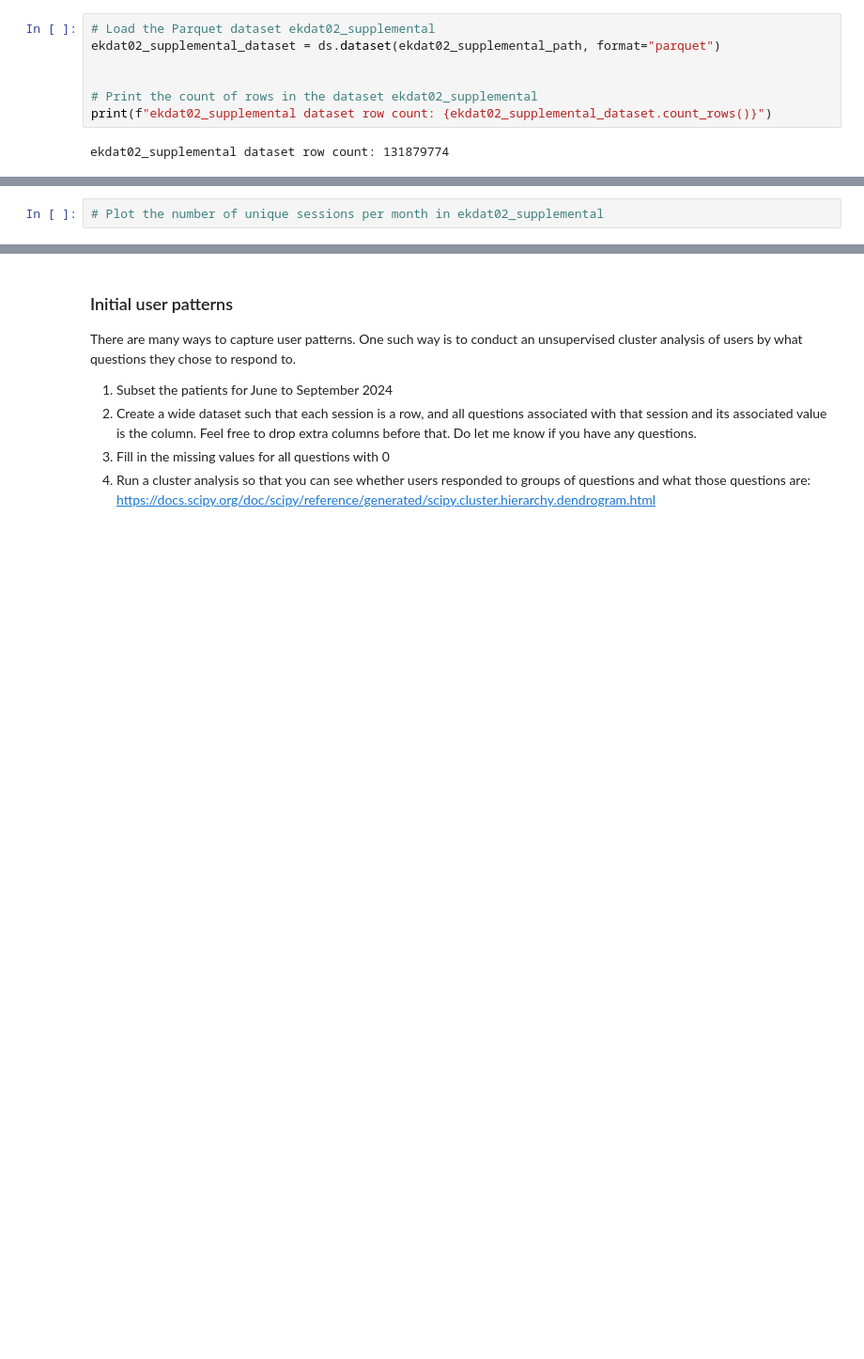
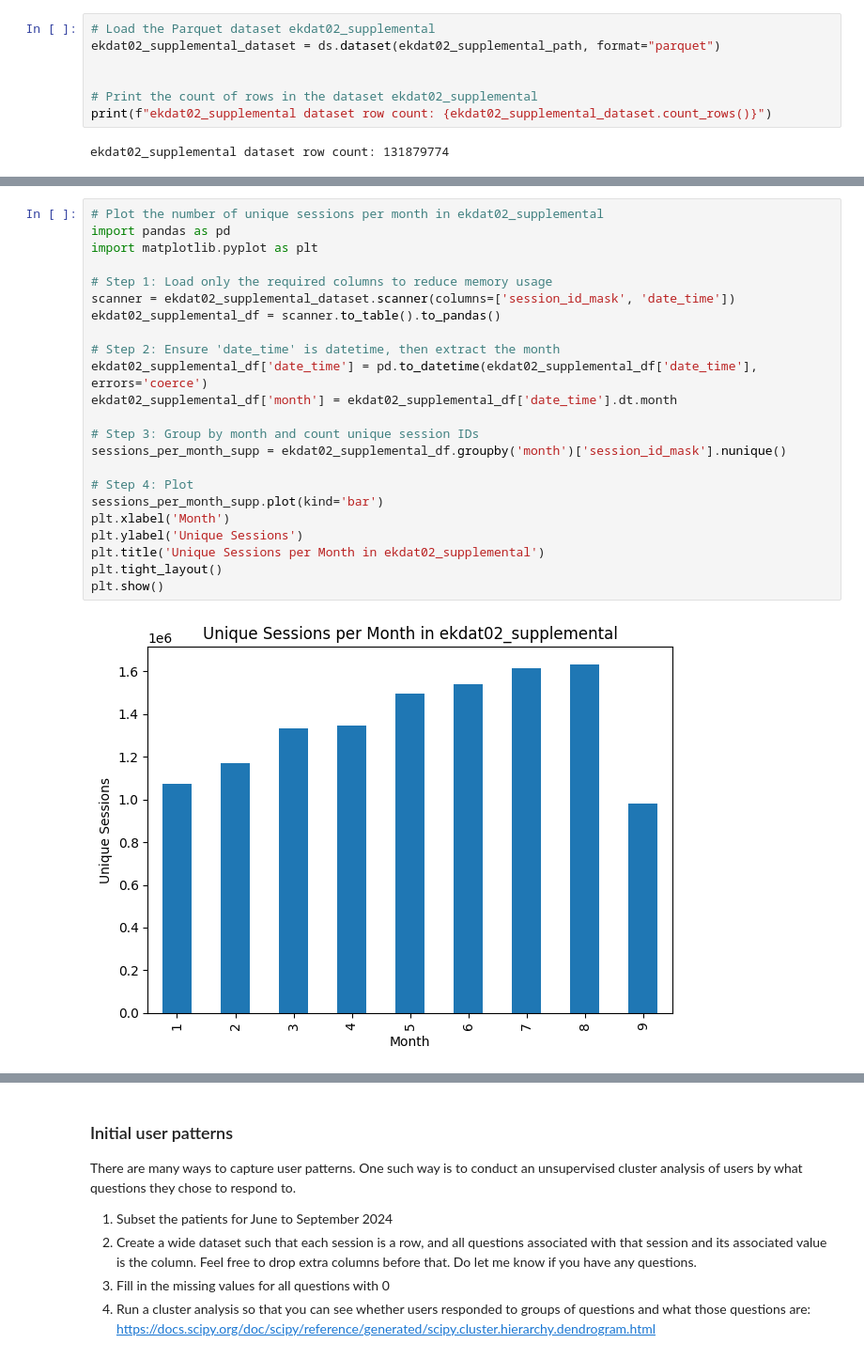
Before and after one commit to chroniq-lab/kiosk_user_patterns, a Jupyter notebook: data/kupdat02_summaries of variables.ipynb, the cells around one changed output, grey strips where cells are left out. Shown at 94% size. Drawn from its saved outputs; the diff is of its cells as text; blank space fills up the shorter version.

```diff
--- a/data/kupdat02_summaries of variables.ipynb
+++ b/data/kupdat02_summaries of variables.ipynb
@@ -33,3 +52,26 @@ ekdat02_supplemental dataset row count: 131879774
 # %%
 # Plot the number of unique sessions per month in ekdat02_supplemental
+import pandas as pd
+import matplotlib.pyplot as plt
+
+# Step 1: Load only the required columns to reduce memory usage
+scanner = ekdat02_supplemental_dataset.scanner(columns=['session_id_mask', 'date_time'])
+ekdat02_supplemental_df = scanner.to_table().to_pandas()
+
+# Step 2: Ensure 'date_time' is datetime, then extract the month
+ekdat02_supplemental_df['date_time'] = pd.to_datetime(ekdat02_supplemental_df['date_time'], errors='coerce')
+ekdat02_supplemental_df['month'] = ekdat02_supplemental_df['date_time'].dt.month
+
+# Step 3: Group by month and count unique session IDs
+sessions_per_month_supp = ekdat02_supplemental_df.groupby('month')['session_id_mask'].nunique()
+
+# Step 4: Plot
+sessions_per_month_supp.plot(kind='bar')
+plt.xlabel('Month')
+plt.ylabel('Unique Sessions')
+plt.title('Unique Sessions per Month in ekdat02_supplemental')
+plt.tight_layout()
+plt.show()
+# %% [output]
+[figure, added]
 # %%
```
Also changed, not shown: parts of 2 cells of this notebook.
